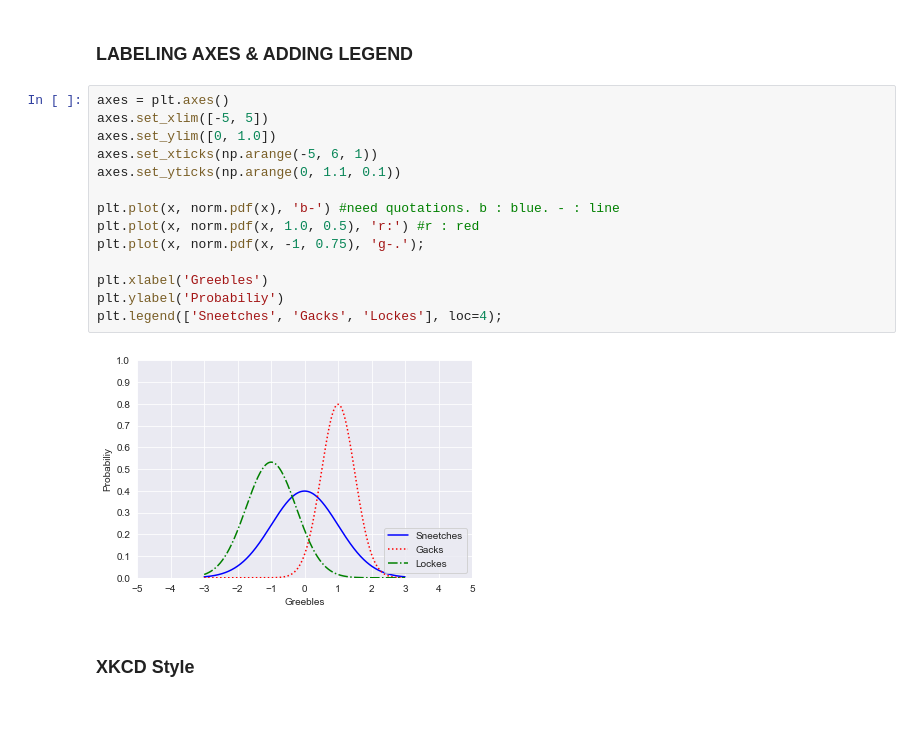
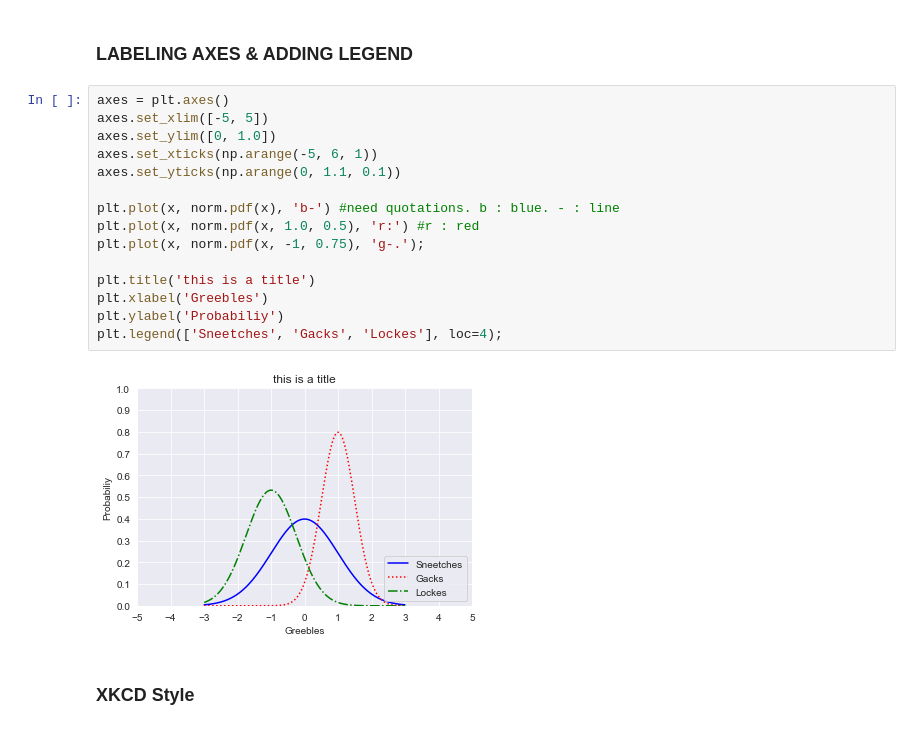
Before and after one commit to Ozxahmed/ML_DS_DL_Udemy_Course, a Jupyter notebook: s2_statistics_probability_refresher.ipynb, the cells around one changed output. Drawn from its saved outputs; the diff is of its cells as text.

```diff
--- a/s2_statistics_probability_refresher.ipynb
+++ b/s2_statistics_probability_refresher.ipynb
@@ -380,19 +380,20 @@ plt.plot(x, norm.pdf(x, -1, 0.75), 'g-.');
 # %%
 axes = plt.axes()
 axes.set_xlim([-5, 5])
 axes.set_ylim([0, 1.0])
 axes.set_xticks(np.arange(-5, 6, 1))
 axes.set_yticks(np.arange(0, 1.1, 0.1))
 
 plt.plot(x, norm.pdf(x), 'b-') #need quotations. b : blue. - : line
 plt.plot(x, norm.pdf(x, 1.0, 0.5), 'r:') #r : red
 plt.plot(x, norm.pdf(x, -1, 0.75), 'g-.');
 
+plt.title('this is a title')
 plt.xlabel('Greebles')
 plt.ylabel('Probabiliy')
 plt.legend(['Sneetches', 'Gacks', 'Lockes'], loc=4);
 # %% [output]
-[figure, old version]
+[figure, new version]
 # %% [markdown]
 ### XKCD Style
 # %%
```
Also changed, not shown: parts of 4 cells of this notebook, 2 other files.
